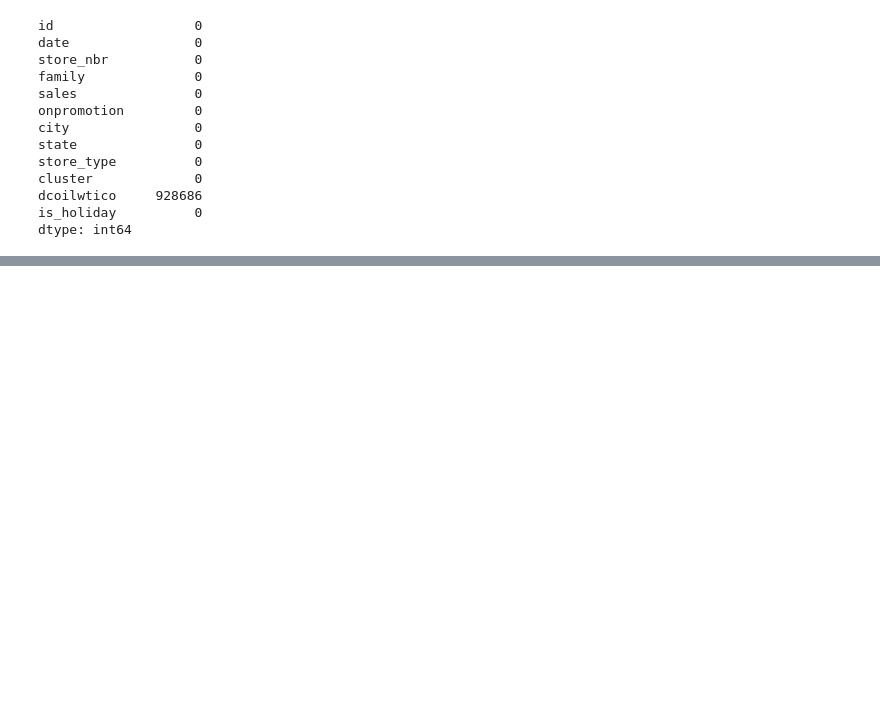
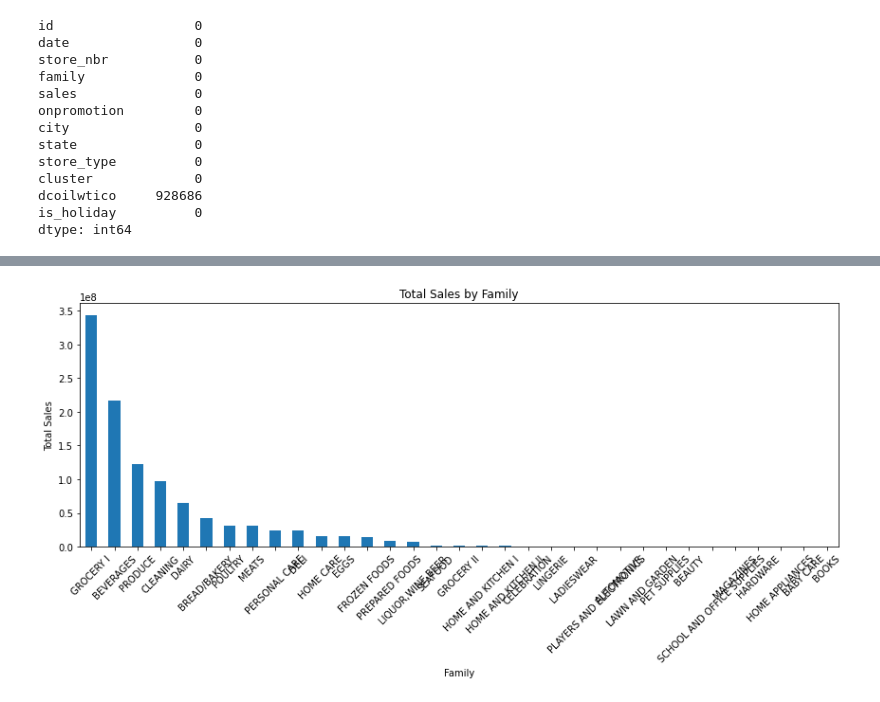
Before and after one commit to montecarlo518/Store-Sales, a Jupyter notebook: store-sales.ipynb, the cells around one changed output, grey strips where cells are left out. Cells and saved outputs as stored; diff of their text form; code cells hidden in the pictures; blank space fills up the shorter version.

```diff
--- a/store-sales.ipynb
+++ b/store-sales.ipynb
@@ -326,3 +263,14 @@ cluster             0
 dcoilwtico     928686
 is_holiday          0
 dtype: int64
+# %%
+# Sort just in case
+df_train = df_train.sort_values(by='date')
+
+# Forward-fill missing oil prices
+df_train['dcoilwtico'] = df_train['dcoilwtico'].fillna(method='ffill')
+# %%
+# Backward-fill any remaining missing oil prices
+df_train['dcoilwtico'] = df_train['dcoilwtico'].fillna(method='bfill')
+# Check for missing values again
+df_train.isnull().sum()
@@ -328,0 +291,6 @@ dtype: int64
+# %%
+# Merge with df_train on date and store
+df_train = df_train.merge(transactions, on=['date', 'store_nbr'], how='left')
+
+# Fill missing transaction values (e.g., holidays or closed days)
+df_train['transactions'] = df_train['transactions'].fillna(0).astype(int)
@@ -328,0 +311,8 @@ dtype: int64
+# %%
+# Time-based features
+df_train['year'] = df_train['date'].dt.year              # Extracts year
+df_train['month'] = df_train['date'].dt.month            # Extracts month (1–12)
+df_train['day_of_week'] = df_train['date'].dt.dayofweek  # Monday=0, Sunday=6
+df_train['is_weekend'] = df_train['day_of_week'].isin([5, 6]).astype(int)  # 1 for Sat/Sun
+df_train['day_of_month'] = df_train['date'].dt.day        # Day of the month (1–31)
+df_train['weekofyear'] = df_train['date'].dt.isocalendar().week # Week of the year (1–53)
@@ -328,0 +361,14 @@ dtype: int64
+# %%
+# Total sales by family
+sales_by_family = df_train.groupby('family')['sales'].sum().sort_values(ascending=False)
+
+plt.figure(figsize=(12, 6))
+sales_by_family.plot(kind='bar')
+plt.title('Total Sales by Family')
+plt.xlabel('Family')
+plt.ylabel('Total Sales')
+plt.xticks(rotation=45)
+plt.tight_layout()
+plt.show()
+# %% [output]
+[figure, added]
```
Also changed, not shown: parts of 18 cells of this notebook.
